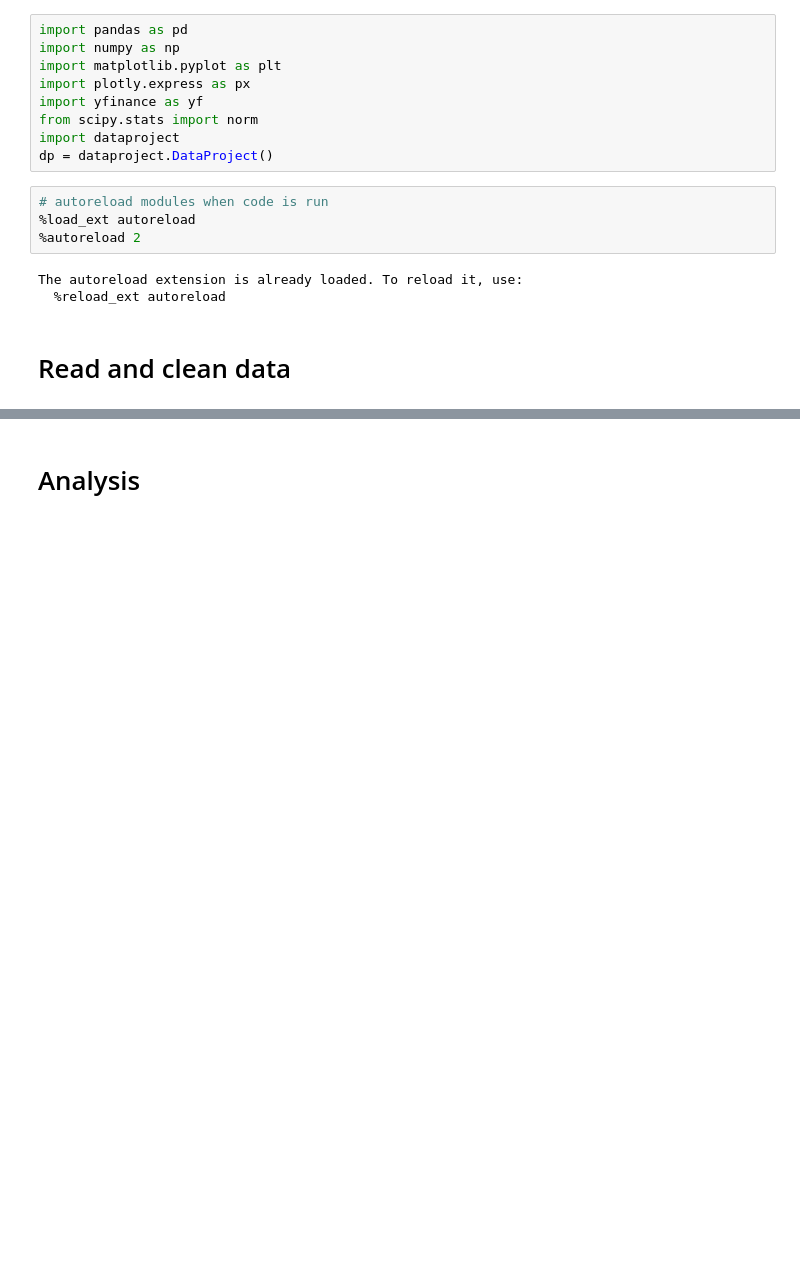
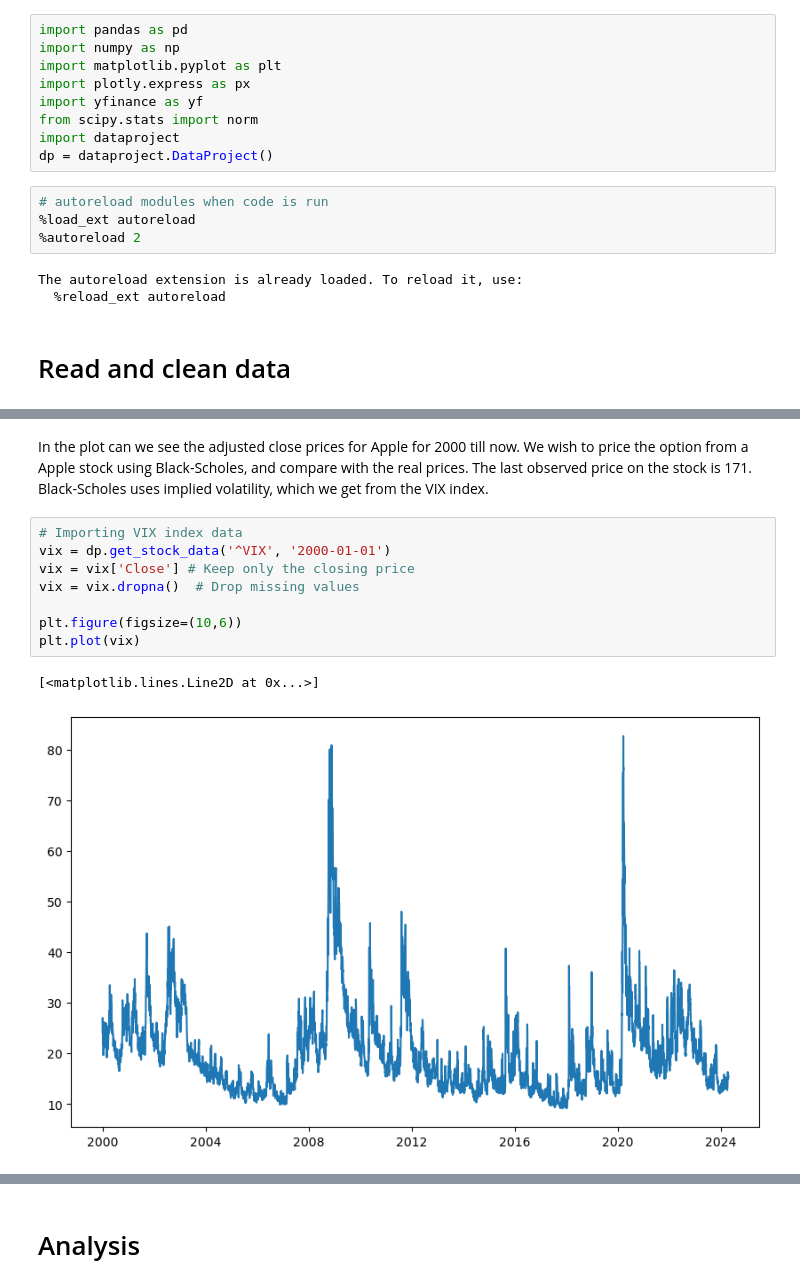
Before and after one commit to NumEconCopenhagen/projects-2024-rasmus, a Jupyter notebook: dataproject/dataproject.ipynb, the cells around one changed output, grey strips where cells are left out. Drawn from its saved outputs; the diff is of its cells as text; blank space fills up the shorter version.

```diff
--- a/dataproject/dataproject.ipynb
+++ b/dataproject/dataproject.ipynb
@@ -35,0 +36,13 @@ plt.plot(data)
+# %% [markdown]
+In the plot can we see the adjusted close prices for Apple for 2000 till now. We wish to price the option from a Apple stock using Black-Scholes, and compare with the real prices. The last observed price on the stock is 171. Black-Scholes uses implied volatility, which we get from the VIX index.
+# %%
+# Importing VIX index data
+vix = dp.get_stock_data('^VIX', '2000-01-01')
+vix = vix['Close'] # Keep only the closing price
+vix = vix.dropna()  # Drop missing values
+
+plt.figure(figsize=(10,6))
+plt.plot(vix)
+# %% [output]
+[<matplotlib.lines.Line2D at 0x...>]
+[figure, added]
```
Also changed, not shown: parts of 15 cells of this notebook, 1 other file.
